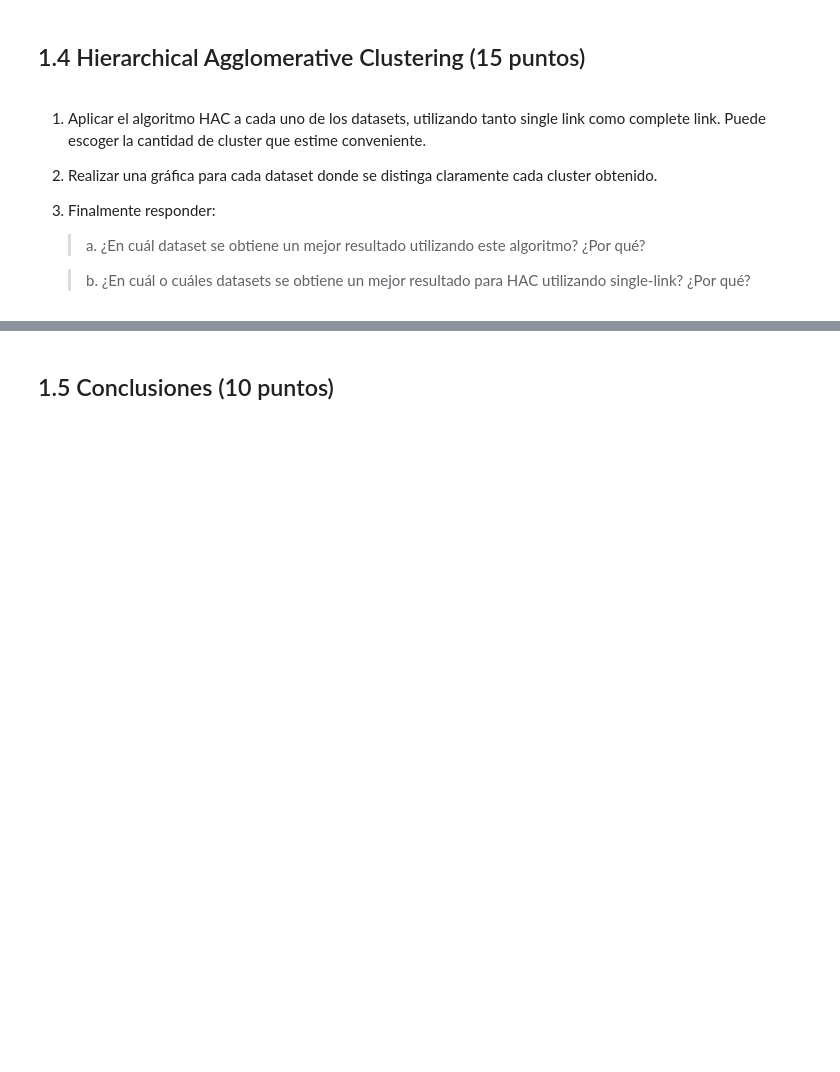
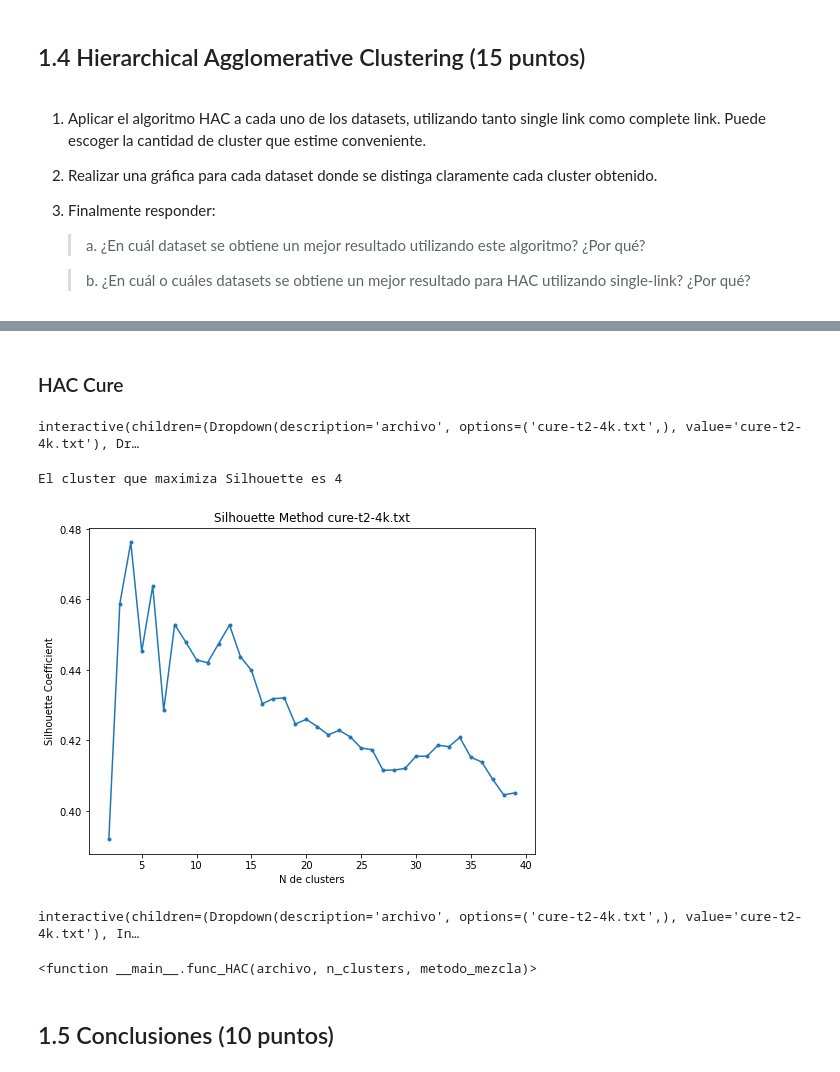
Before and after one commit to luciofondon98/Reconocimiento-de-Patrones-2021-1, a Jupyter notebook: Tarea 1/Tarea 1 - INF 479 .ipynb, the cells around one changed output, grey strips where cells are left out. Saved outputs shown, nothing was run; the diff lists cells and outputs as text; code cells hidden in the pictures; blank space fills up the shorter version.

```diff
--- a/Tarea 1/Tarea 1 - INF 479 .ipynb
+++ b/Tarea 1/Tarea 1 - INF 479 .ipynb
@@ -368,3 +399,15 @@ plt.scatter(X[:,0], X[:,1], c=cluster.labels_, cmap='rainbow')
+# %% [markdown]
+### HAC Cure
+# %%
+interact(func_dendogram, archivo = ["cure-t2-4k.txt"], metodo_mezcla = ['single','complete'])
+silhouette_HAC('cure-t2-4k.txt')
+interact(func_HAC, archivo = ["cure-t2-4k.txt"], n_clusters = widgets.IntSlider(min=2, max=20, step=1, value=5) ,metodo_mezcla = ['single','complete'])
+# %% [output]
+interactive(children=(Dropdown(description='archivo', options=('cure-t2-4k.txt',), value='cure-t2-4k.txt'), Dr…
+El cluster que maximiza Silhouette es 4
+[figure, added]
+interactive(children=(Dropdown(description='archivo', options=('cure-t2-4k.txt',), value='cure-t2-4k.txt'), In…
+<function __main__.func_HAC(archivo, n_clusters, metodo_mezcla)>
 # %% [markdown]
 ## 1.5 Conclusiones  (10 puntos)
 # %% [markdown]
```
Also changed, not shown: parts of 41 cells of this notebook.
